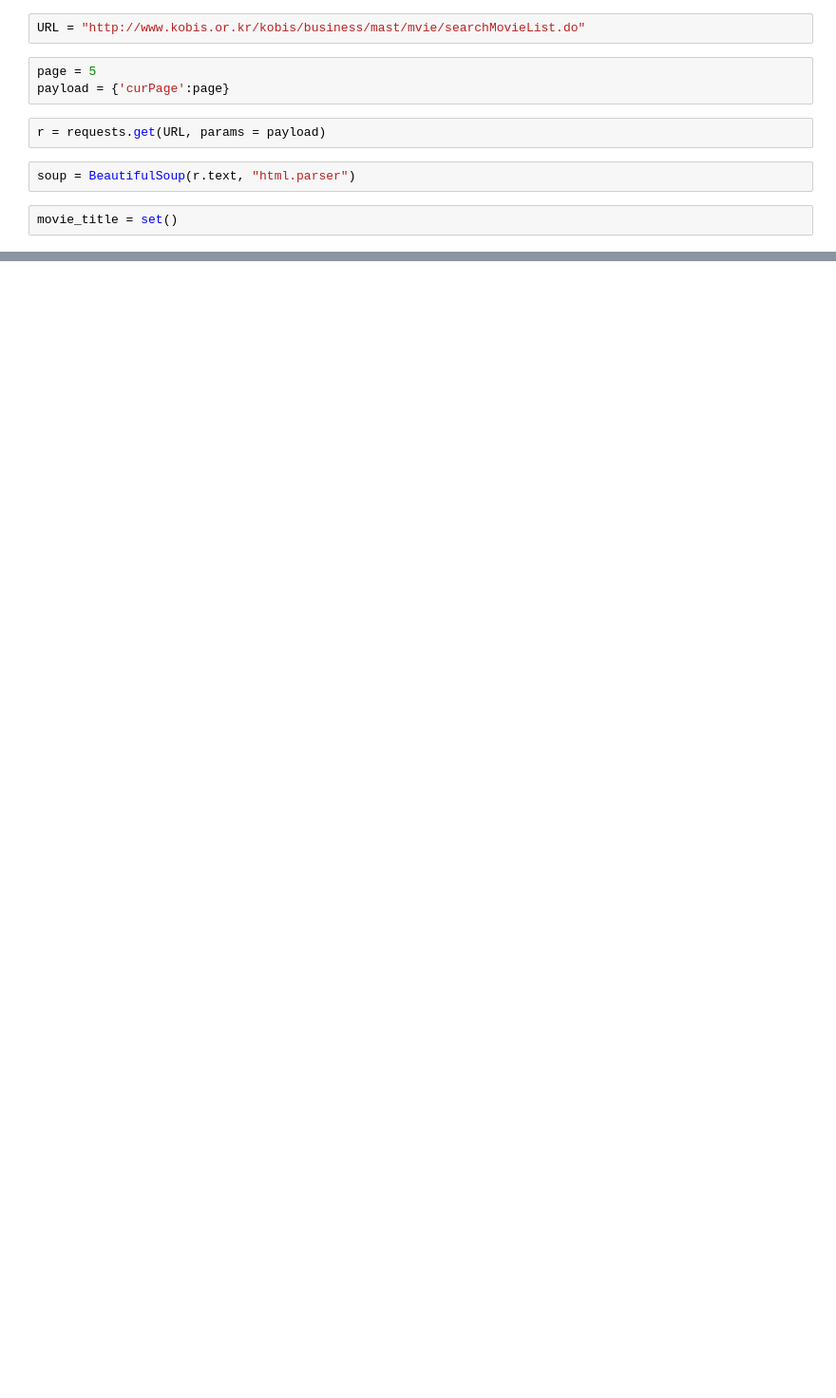
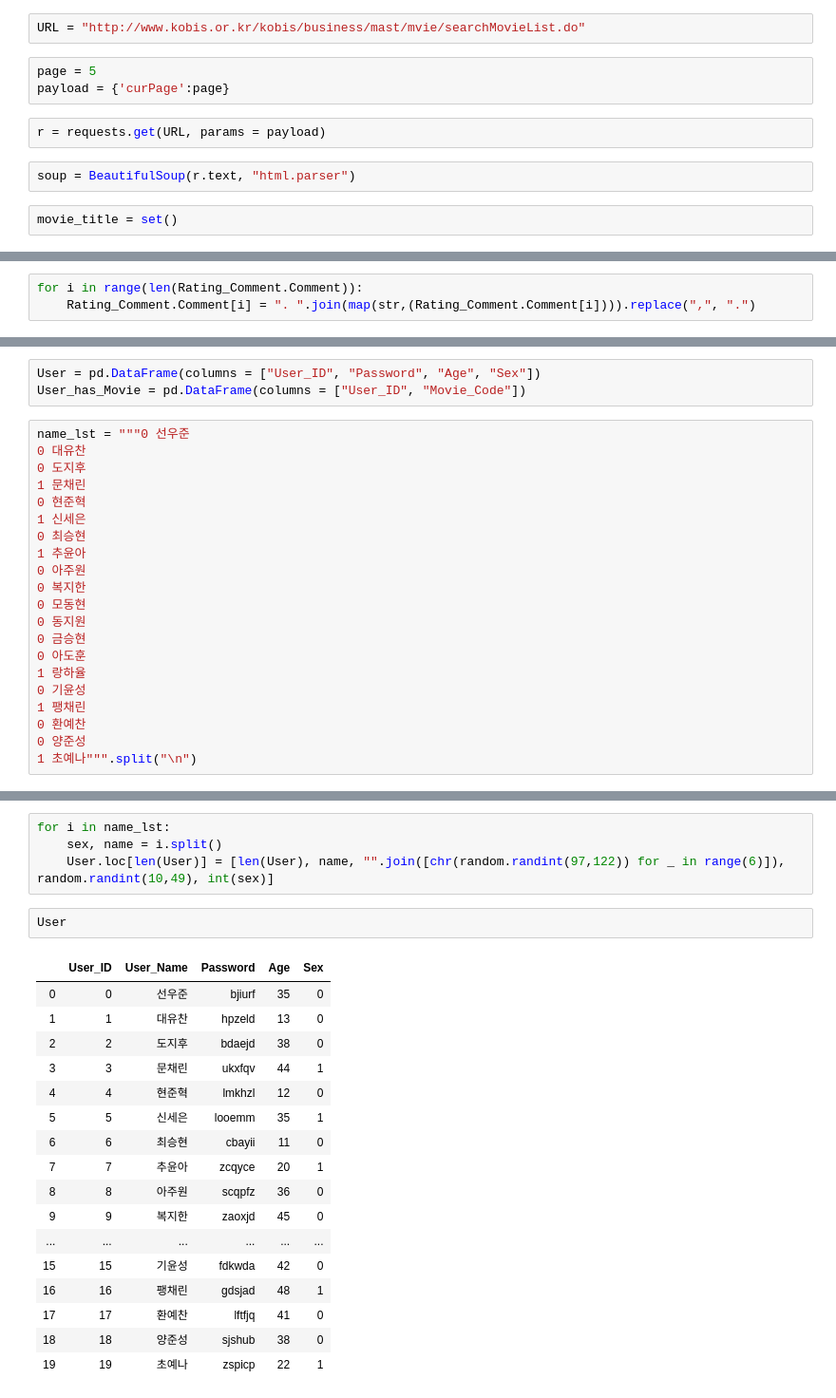
Before and after one commit to J-nowcow/Movie_recommendation, a Jupyter notebook: 영화 데이터 수집.ipynb, the cells around one changed output, grey strips where cells are left out. Shown: that part at 95% size. Saved outputs shown, nothing was run; the diff lists cells and outputs as text; blank space fills up the shorter version.

```diff
--- a/영화 데이터 수집.ipynb
+++ b/영화 데이터 수집.ipynb
@@ -172,0 +322,3 @@ star_rate
+# %%
+for i in range(len(Rating_Comment.Comment)):
+    Rating_Comment.Comment[i] = ". ".join(map(str,(Rating_Comment.Comment[i]))).replace(",", ".")
@@ -172,0 +335,24 @@ star_rate
+# %%
+User = pd.DataFrame(columns = ["User_ID", "Password", "Age", "Sex"])
+User_has_Movie = pd.DataFrame(columns = ["User_ID", "Movie_Code"])
+# %%
+name_lst = """0 선우준
+0 대유찬
+0 도지후
+1 문채린
+0 현준혁
+1 신세은
+0 최승현
+1 추윤아
+0 아주원
+0 복지한
+0 모동현
+0 동지원
+0 금승현
+0 아도훈
+1 랑하율
+0 기윤성
+1 팽채린
+0 환예찬
+0 양준성
+1 초예나""".split("\n")
@@ -172,0 +363,24 @@ star_rate
+# %%
+for i in name_lst:
+    sex, name = i.split()
+    User.loc[len(User)] = [len(User), name, "".join([chr(random.randint(97,122)) for _ in range(6)]), random.randint(10,49), int(sex)]
+# %%
+User
+# %% [output]
+|  | User_ID | User_Name | Password | Age | Sex |
+| 0 | 0 | 선우준 | bjiurf | 35 | 0 |
+| 1 | 1 | 대유찬 | hpzeld | 13 | 0 |
+| 2 | 2 | 도지후 | bdaejd | 38 | 0 |
+| 3 | 3 | 문채린 | ukxfqv | 44 | 1 |
+| 4 | 4 | 현준혁 | lmkhzl | 12 | 0 |
+| 5 | 5 | 신세은 | looemm | 35 | 1 |
+| 6 | 6 | 최승현 | cbayii | 11 | 0 |
+| 7 | 7 | 추윤아 | zcqyce | 20 | 1 |
+| 8 | 8 | 아주원 | scqpfz | 36 | 0 |
+| 9 | 9 | 복지한 | zaoxjd | 45 | 0 |
+| ... | ... | ... | ... | ... | ... |
+| 15 | 15 | 기윤성 | fdkwda | 42 | 0 |
+| 16 | 16 | 팽채린 | gdsjad | 48 | 1 |
+| 17 | 17 | 환예찬 | lftfjq | 41 | 0 |
+| 18 | 18 | 양준성 | sjshub | 38 | 0 |
+| 19 | 19 | 초예나 | zspicp | 22 | 1 |
```
Also changed, not shown: parts of 51 cells of this notebook.
